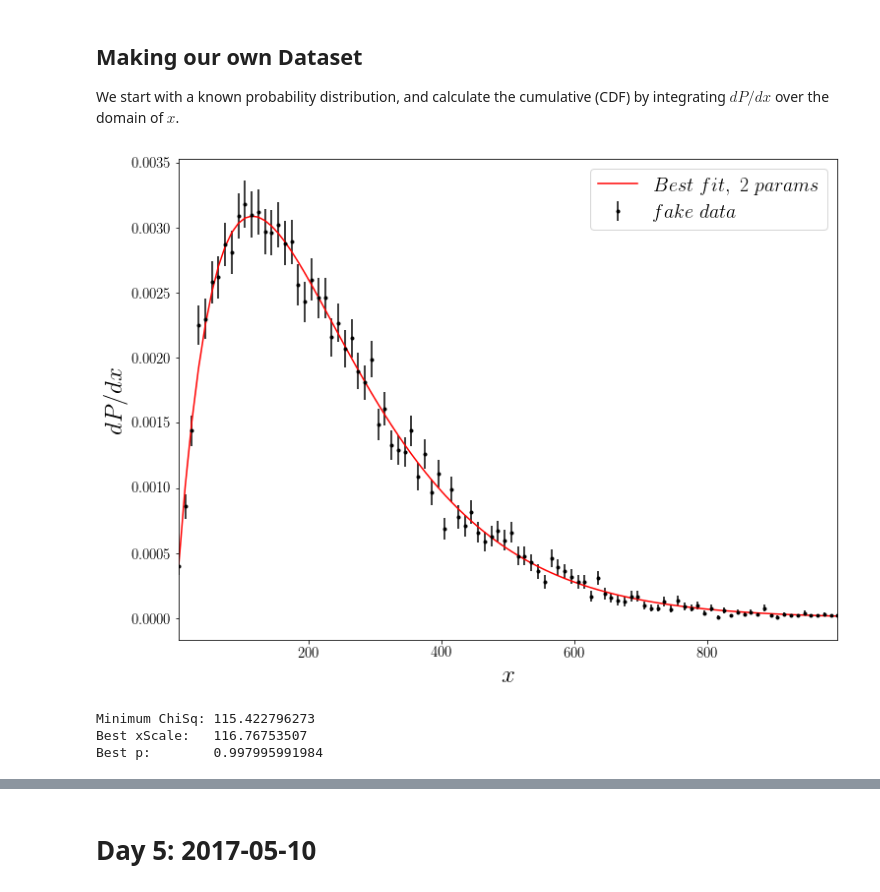
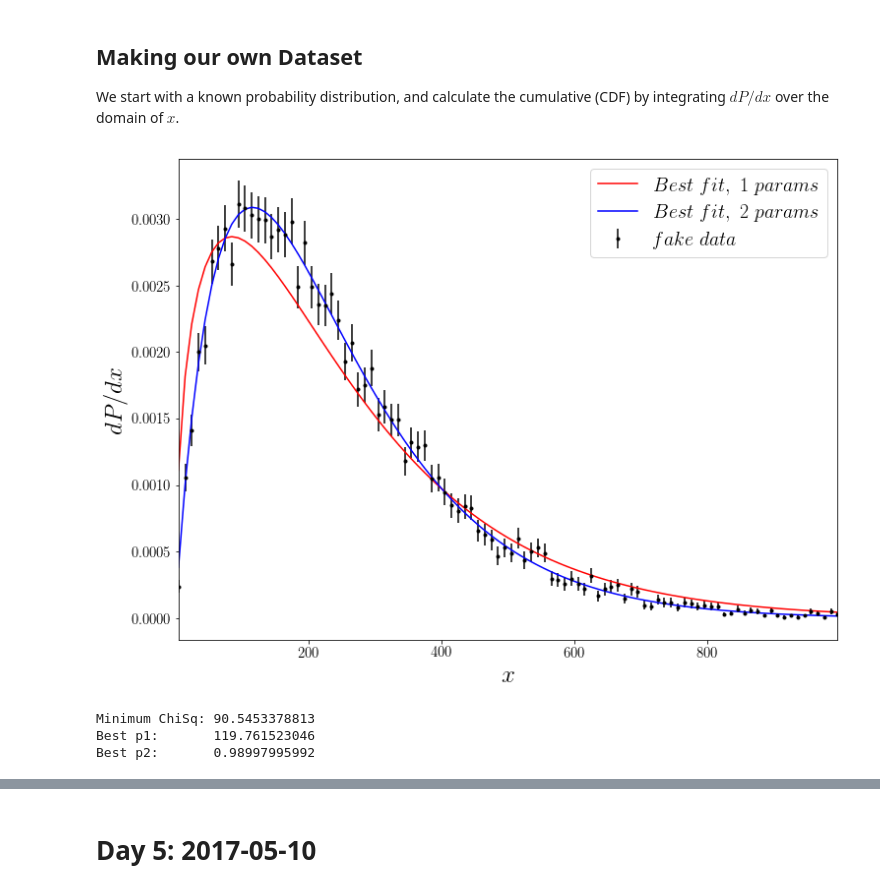
Before and after one commit to dunhamsj/AstroStatisticsWorkshop, a Jupyter notebook: StatsWorkshop.ipynb, the cells around one changed output, grey strips where cells are left out. Cells and saved outputs as stored; diff of their text form; code cells hidden in the pictures.

```diff
--- a/StatsWorkshop.ipynb
+++ b/StatsWorkshop.ipynb
@@ -630,9 +631,12 @@ for i in range( len( xScale ) ):
 # %%
 print 'Minimum ChiSq:', np.min( ChiSq )
 
-xScaleBestArg, pBestArg = np.unravel_index(ChiSq.argmin(), ChiSq.shape )
+p1BestArg, p2BestArg = np.unravel_index(ChiSq.argmin(), ChiSq.shape )
 
-print 'Best xScale:  ', xScale[ xScaleBestArg ]
-print 'Best p:       ', p[ pBestArg ]
+p1Best2 = p1Array2[ p1BestArg ]
+p2Best2 = p2Array2[ p2BestArg ]
+
+print 'Best p1:      ', p1Best2
+print 'Best p2:      ', p2Best2
 # %% [output]
 Minimum ChiSq: 348.501754242
@@ -731,10 +735,10 @@ BoxL = 0
 BoxR = 1
 nBinsDarts = 1000
 
-x = np.linspace( BoxL, BoxR, nBinsDarts )
-y = np.linspace( BoxL, BoxR, nBinsDarts )
+xx = np.linspace( BoxL, BoxR, nBinsDarts )
+yy = np.linspace( BoxL, BoxR, nBinsDarts )
 
-MeanActual = [ np.mean( x ), np.mean( y ) ]
+MeanActual = [ np.mean( xx ), np.mean( yy ) ]
 
 xRand = np.empty( ( nTrials, nDarts ) )
 yRand = np.empty( ( nTrials, nDarts ) )
@@ -846,25 +850,23 @@ plt.show()
 We start with a known probability distribution, and calculate the cumulative (CDF) by integrating $dP/dx$ over the domain of $x$.
 # %%
 # Model
-def y( x, dx, xScale, p ):
+def y2( x, dx, p1, p2 ):
 
-    Norm = np.sum( x**p * np.exp( -x / xScale ) ) * dx
+    Norm = np.sum( x**p2 * np.exp( -x / p1 ) ) * dx
 
-    return 1 / Norm * x**p * np.exp( -x / xScale )
+    return 1 / Norm * x**p2 * np.exp( -x / p1 )
 # %%
 # We need the bins for the CDF to be much finer so that we get a realistic representation of our data
-nBinsCumSum = 10000
-BinsCumSum = np.linspace( xMin, xMax, nBinsCumSum )
+nBinEdgesCumSum = 10001
+binEdgesCumSum = np.linspace( xMin, xMax, nBinEdgesCumSum )
+
+nBinsCumSum    = nBinEdgesCumSum - 1
 BinWidthCumSum = ( xMax - xMin ) / nBinsCumSum
-
-dx = BinWidthCumSum
+BinsCumSum     = binEdgesCumSum[ 0 : -1 ] + 0.5 * BinWidthCumSum
 
 nSamples = 10000
 
-xScaleBest = xScale[ xScaleBestArg ]
-pBest      = p[ pBestArg ]
-
-CumSum = np.cumsum( y( x = BinsCumSum, dx = BinWidthCumSum, xScale = xScaleBest, p = pBest ) ) * dx
+CumSum = np.cumsum( y2( x = BinsCumSum, dx = BinWidthCumSum, p1 = p1Best2, p2 = p2Best2 ) ) * BinWidthCumSum
 
 RandNums = np.random.uniform( 0, 1, nSamples )
 
@@ -877,47 +879,49 @@ SigmaFakeDataPointsPerBin = FakeDataPointsPerBinBinWidthNormalized / np.sqrt( Fa
 # %%
 fig = plt.figure( figsize = ( 12, 9 ) )
 
 plt.errorbar( Bins, FakeDataPointsPerBinBinWidthNormalized,\
               yerr = SigmaFakeDataPointsPerBin, fmt = 'k.', label = '$fake\ data$' )
 plt.xlim( Bins[ 0 ], Bins[ -1 ] )
 
 plt.xlabel( '$x$', fontsize = 25 )
 plt.ylabel( '$dP/dx$', fontsize = 25 )
 plt.xticks( fontsize = 15 )
 plt.yticks( fontsize = 15 )
 
-plt.plot( Bins, y( x = Bins, dx = BinWidth, xScale = xScaleBest, p = pBest ),\
-          'r-', label = r'$Best\ fit,\ 2\ params$' )
+plt.plot( Bins, y2( x = Bins, dx = BinWidth, p1 = p1Best, p2 = 0.5 ),      \
+          'r-', label = r'$Best\ fit,\ 1\ params$' )
+plt.plot( Bins, y2( x = Bins, dx = BinWidth, p1 = p1Best2, p2 = p2Best2 ), \
+          'b-', label = r'$Best\ fit,\ 2\ params$' )
 plt.legend( prop = { 'size' : 20 } )
 
 plt.show()
 # %% [output]
-[figure, old version]
+[figure, new version]
 # %%
-# For this we just use the same 'xScale' and 'p' arrays that we used for the real data
+# For the ChiSq we just use the same 'p1' and 'p2' arrays that we used for the real data
 
-ChiSq = np.empty( ( len( xScale ), len( p ) ) )
+ChiSqFake = np.empty( ( Np, Np ) )
 
-for i in range( len( xScale ) ):
-    for j in range( len( p ) ):
-        ChiSq[ i, j ] = ChiSqFinder( Data = FakeDataPointsPerBinBinWidthNormalized,\
-                                     Model = y( x = Bins, dx = BinWidth, xScale = xScale[ i ], p = p[ j ] ),\
+for i in range( Np ):
+    for j in range( Np ):
+        ChiSqFake[ i, j ] = ChiSqFinder( Data = FakeDataPointsPerBinBinWidthNormalized,\
+                                     Model = y2( x = Bins, dx = BinWidth, p1 = p1Array2[ i ], p2 = p2Array2[ j ] ),\
                                      Sigma = SigmaFakeDataPointsPerBin )
 
-ChiSqMin = np.min( ChiSq )
+ChiSqMinFake = np.min( ChiSqFake )
 
-xScaleBestArg, pBestArg = np.unravel_index(ChiSq.argmin(), ChiSq.shape )
+p1BestArg2Fake, p2BestArg2Fake = np.unravel_index(ChiSqFake.argmin(), ChiSqFake.shape )
 
-xScaleBest = xScale[ xScaleBestArg ]
-pBest      = p[ pBestArg ]
+p1Best2Fake = p1Array2[ p1BestArg2Fake ]
+p2Best2Fake = p2Array2[ p2BestArg2Fake ]
+
+print 'Minimum ChiSq:', ChiSqMinFake
+print 'Best p1:      ', p1Best2Fake
+print 'Best p2:      ', p2Best2Fake
+# %% [output]
+Minimum ChiSq: 90.5453378813
+Best p1:       119.761523046
+Best p2:       0.98997995992
-# %%
-print 'Minimum ChiSq:', ChiSqMin
-print 'Best xScale:  ', xScaleBest
-print 'Best p:       ', pBest
-# %% [output]
-Minimum ChiSq: 115.422796273
-Best xScale:   116.76753507
-Best p:        0.997995991984
 # %%
 fig = plt.figure( figsize = ( 12, 12 ) )
 
```
Also changed, not shown: parts of 28 cells of this notebook.
